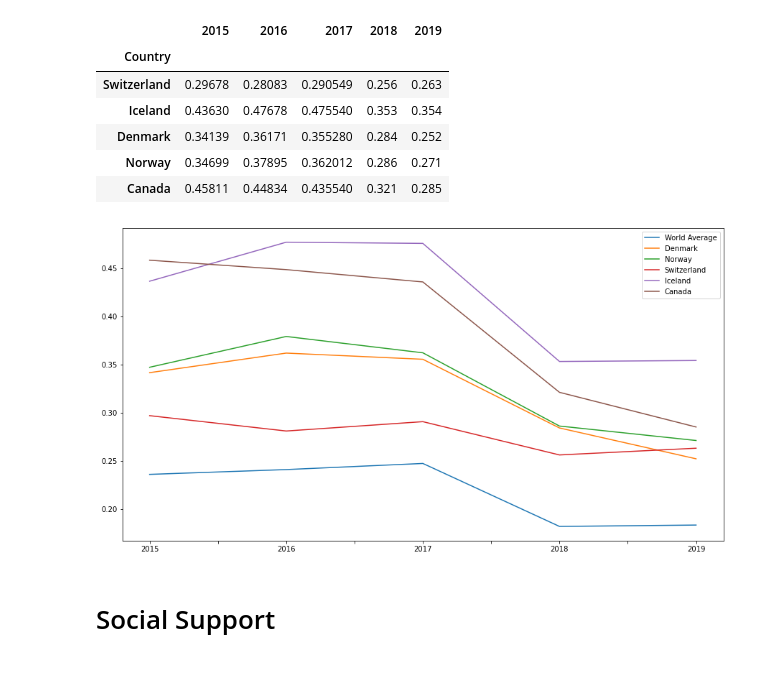
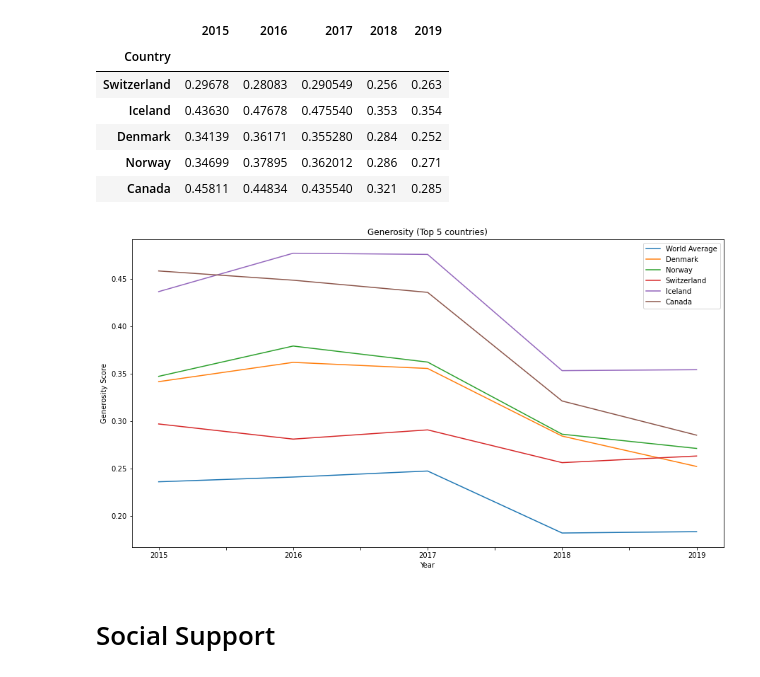
Before and after one commit to reginesgit/Factors-Contributing-to-a-Countrys-Happiness, a Jupyter notebook: social_support/Family_Final.ipynb, the cells around one changed output. Drawn from its saved outputs; the diff is of its cells as text; code cells hidden in the pictures.

```diff
--- a/social_support/Family_Final.ipynb
+++ b/social_support/Family_Final.ipynb
@@ -465,15 +465,18 @@ years = generosity_df.keys()
 # %%
 average_generosity.plot(label="World Average")
 generosity_df.loc['Denmark', "2015":"2019"].plot(label="Denmark")
 generosity_df.loc['Norway', "2015":"2019"].plot(label="Norway")
 generosity_df.loc['Switzerland', "2015":"2019"].plot(label="Switzerland")
 generosity_df.loc['Iceland', "2015":"2019"].plot(label="Iceland")
 generosity_df.loc['Canada', "2015":"2019"].plot(label="Canada")
+plt.ylabel('Generosity Score')
+plt.xlabel('Year')
+plt.title("Generosity (Top 5 countries)")
+plt.legend()
 plt.savefig("../images/generosityScore_year.png")
-plt.legend()
 plt.show()
 # %% [output]
-[figure, old version]
+[figure, new version]
 # %% [markdown]
 # Social Support
 # %% [markdown]
```
Also changed, not shown: parts of 4 cells of this notebook, 5 other files.
